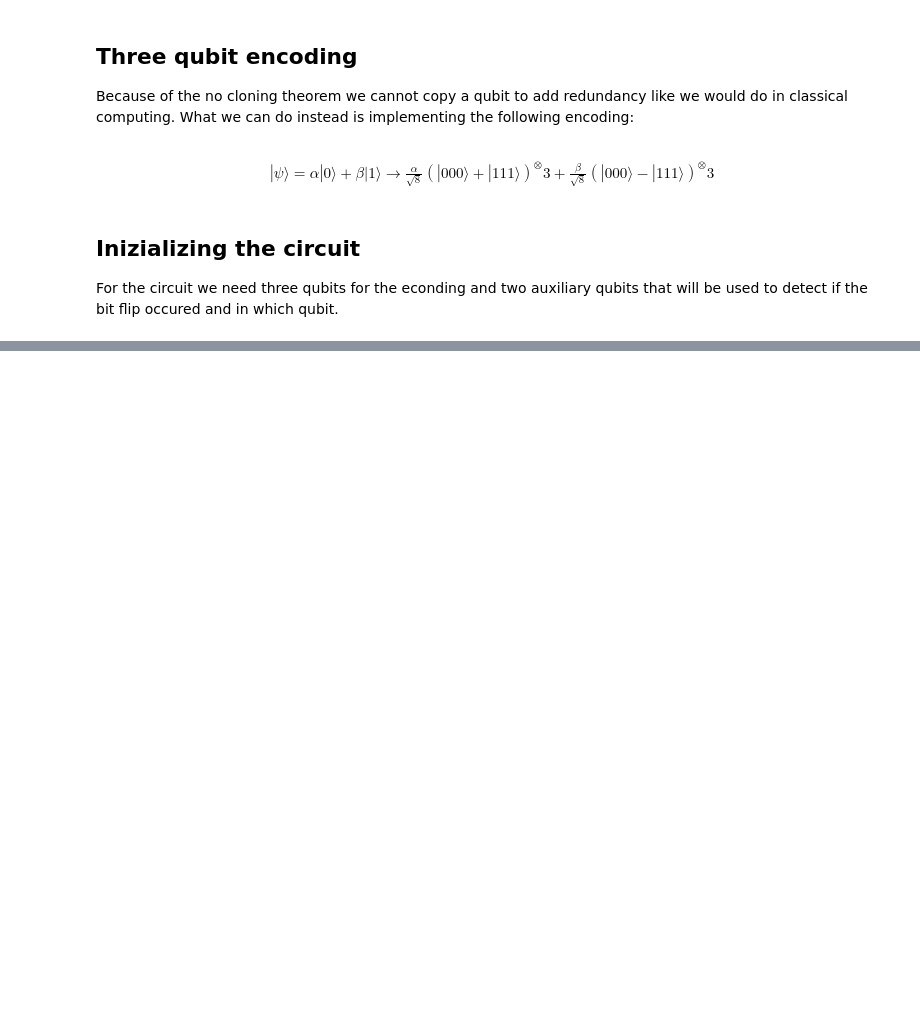
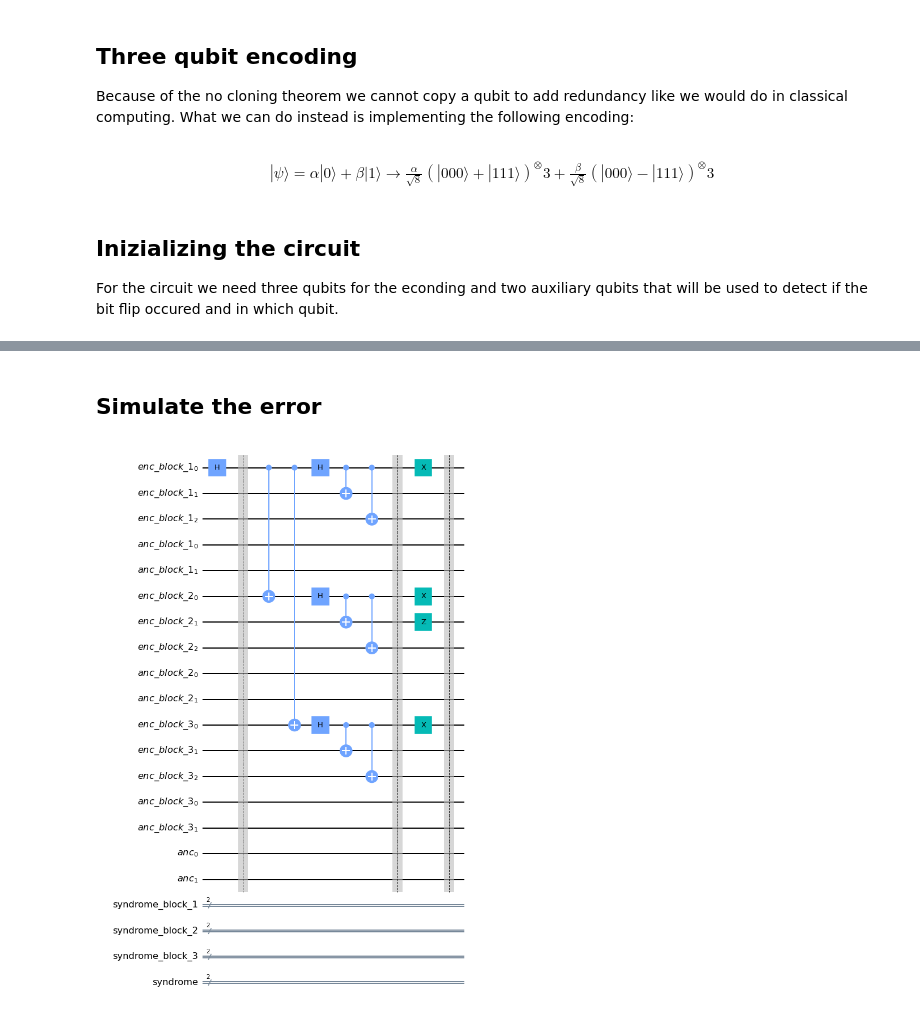
Before and after one commit to DiegoArcelli/Quantum-Error-Correction-Report, a Jupyter notebook: code/bit_phase_flip_error_correction.ipynb, the cells around one changed output, grey strips where cells are left out. Saved outputs shown, nothing was run; the diff lists cells and outputs as text; code cells hidden in the pictures; blank space fills up the shorter version.

```diff
--- a/code/bit_phase_flip_error_correction.ipynb
+++ b/code/bit_phase_flip_error_correction.ipynb
@@ -74,0 +74,11 @@ qc.draw(output="mpl")
+# %% [markdown]
+## Simulate the error
+# %%
+qc.x(q_enc_b1[0])
+qc.x(q_enc_b2[0])
+qc.x(q_enc_b3[0])
+qc.z(q_enc_b2[1])
+
+qc.barrier()
+# %% [output]
+[figure, added]
```
Also changed, not shown: parts of 14 cells of this notebook, 2 other files.
